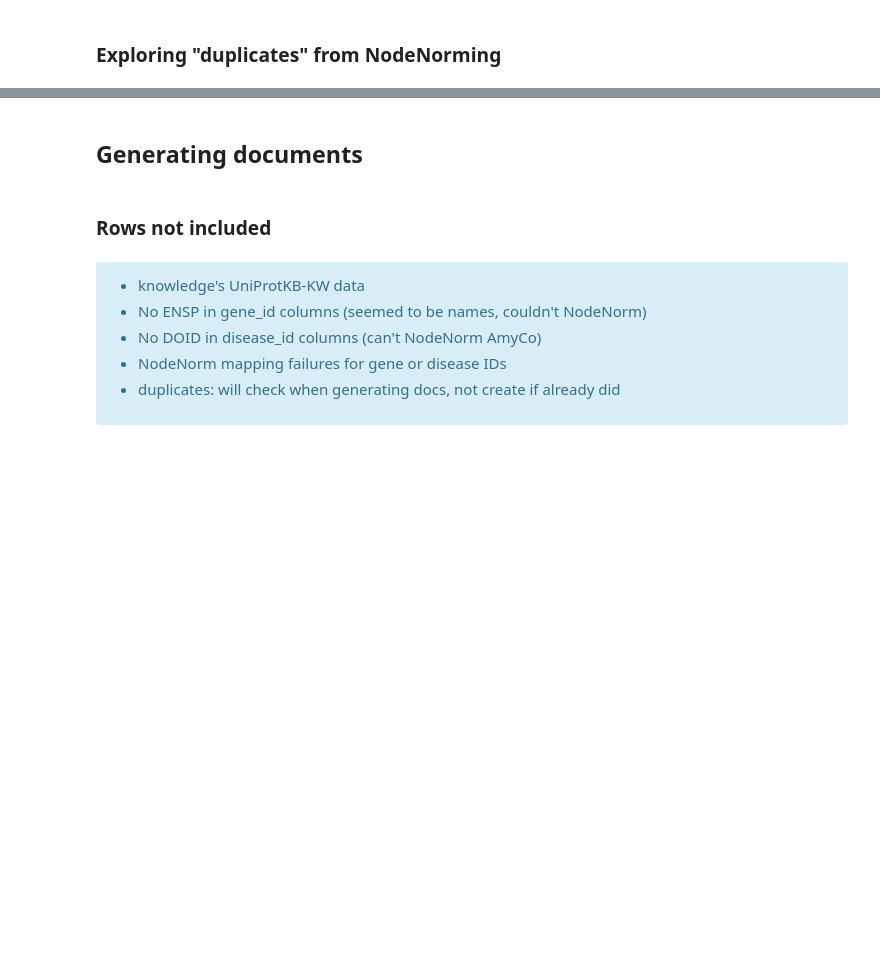
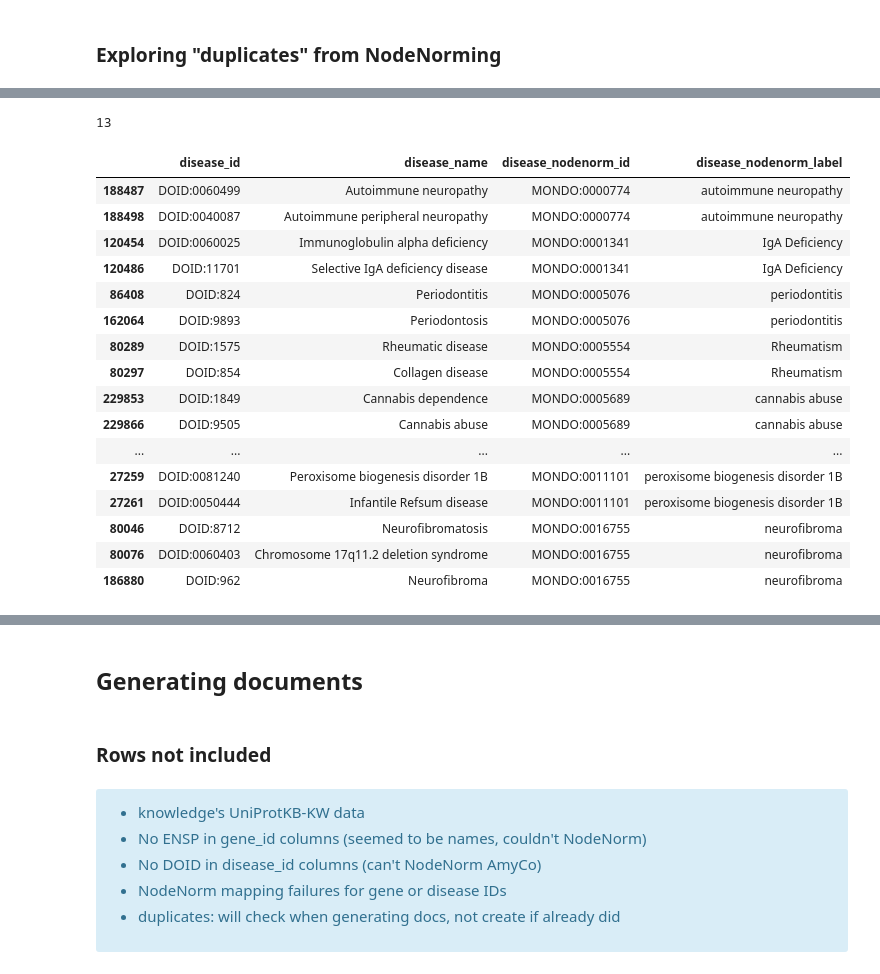
Before and after one commit to biothings/pending.api, a Jupyter notebook: plugins/DISEASES/parser-writing.ipynb, the cells around one changed output, grey strips where cells are left out. Cells and saved outputs as stored; diff of their text form; code cells hidden in the pictures; blank space fills up the shorter version.

```diff
--- a/plugins/DISEASES/parser-writing.ipynb
+++ b/plugins/DISEASES/parser-writing.ipynb
@@ -1139,0 +1177,32 @@ df_textmining[
+# %%
+## knowledge disease duplicates
+
+NodeNormDups_tm_diseases = df_textmining_nodenorm_dups[["disease_id", "disease_name",
+                            "disease_nodenorm_id", "disease_nodenorm_label"]].copy()
+
+NodeNormDups_tm_diseases.drop_duplicates(inplace=True)
+
+diseases_dups_tm = NodeNormDups_tm_diseases.groupby(
+    "disease_nodenorm_id").filter(lambda x: len(x)>1).copy()
+
+diseases_dups_tm["disease_nodenorm_id"].nunique()
+diseases_dups_tm
+# %% [output]
+13
+|  | disease_id | disease_name | disease_nodenorm_id | disease_nodenorm_label |
+| 188487 | DOID:0060499 | Autoimmune neuropathy | MONDO:0000774 | autoimmune neuropathy |
+| 188498 | DOID:0040087 | Autoimmune peripheral neuropathy | MONDO:0000774 | autoimmune neuropathy |
+| 120454 | DOID:0060025 | Immunoglobulin alpha deficiency | MONDO:0001341 | IgA Deficiency |
+| 120486 | DOID:11701 | Selective IgA deficiency disease | MONDO:0001341 | IgA Deficiency |
+| 86408 | DOID:824 | Periodontitis | MONDO:0005076 | periodontitis |
+| 162064 | DOID:9893 | Periodontosis | MONDO:0005076 | periodontitis |
+| 80289 | DOID:1575 | Rheumatic disease | MONDO:0005554 | Rheumatism |
+| 80297 | DOID:854 | Collagen disease | MONDO:0005554 | Rheumatism |
+| 229853 | DOID:1849 | Cannabis dependence | MONDO:0005689 | cannabis abuse |
+| 229866 | DOID:9505 | Cannabis abuse | MONDO:0005689 | cannabis abuse |
+| ... | ... | ... | ... | ... |
+| 27259 | DOID:0081240 | Peroxisome biogenesis disorder 1B | MONDO:0011101 | peroxisome biogenesis disorder 1B |
+| 27261 | DOID:0050444 | Infantile Refsum disease | MONDO:0011101 | peroxisome biogenesis disorder 1B |
+| 80046 | DOID:8712 | Neurofibromatosis | MONDO:0016755 | neurofibroma |
+| 80076 | DOID:0060403 | Chromosome 17q11.2 deletion syndrome | MONDO:0016755 | neurofibroma |
+| 186880 | DOID:962 | Neurofibroma | MONDO:0016755 | neurofibroma |
```
Also changed, not shown: parts of 30 cells of this notebook.
